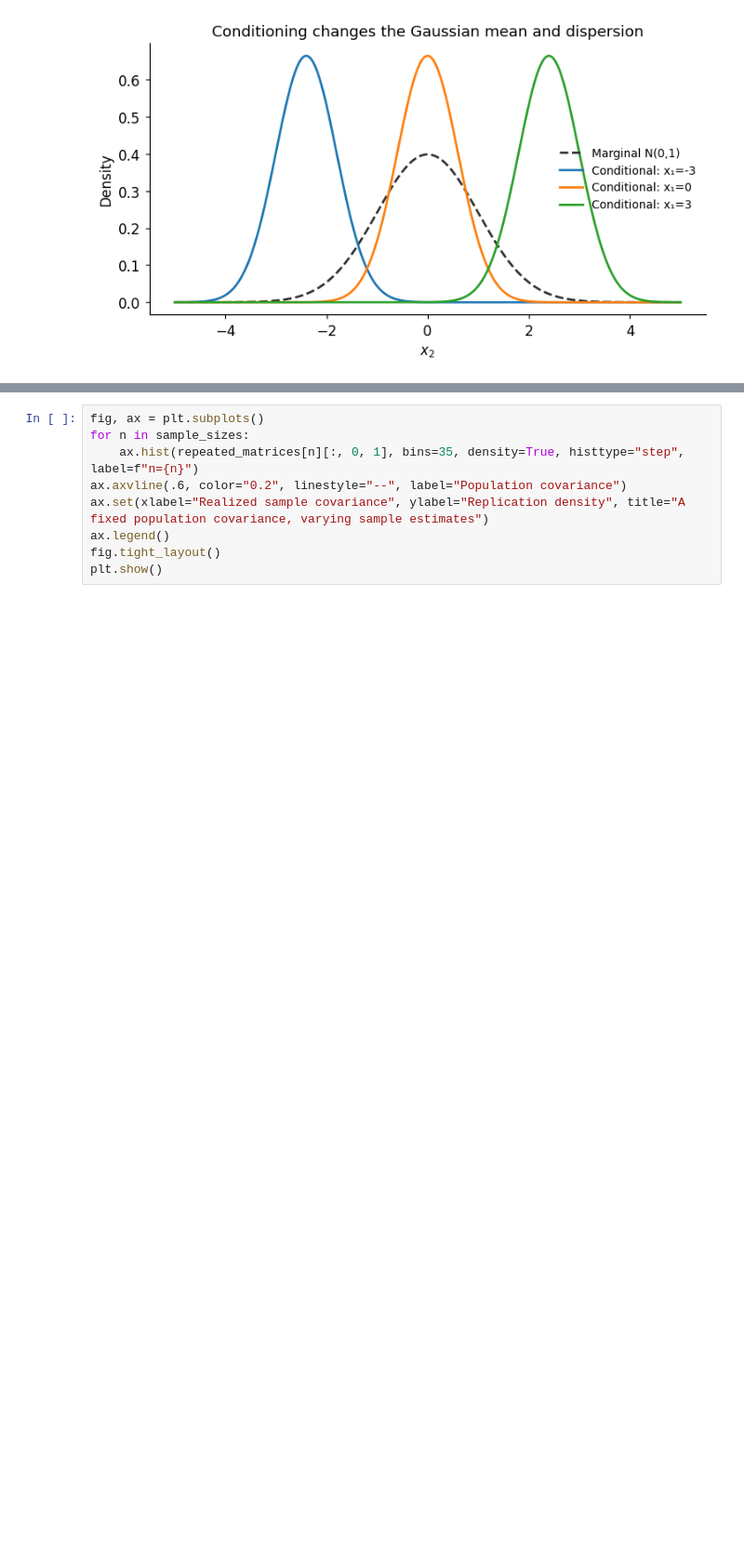
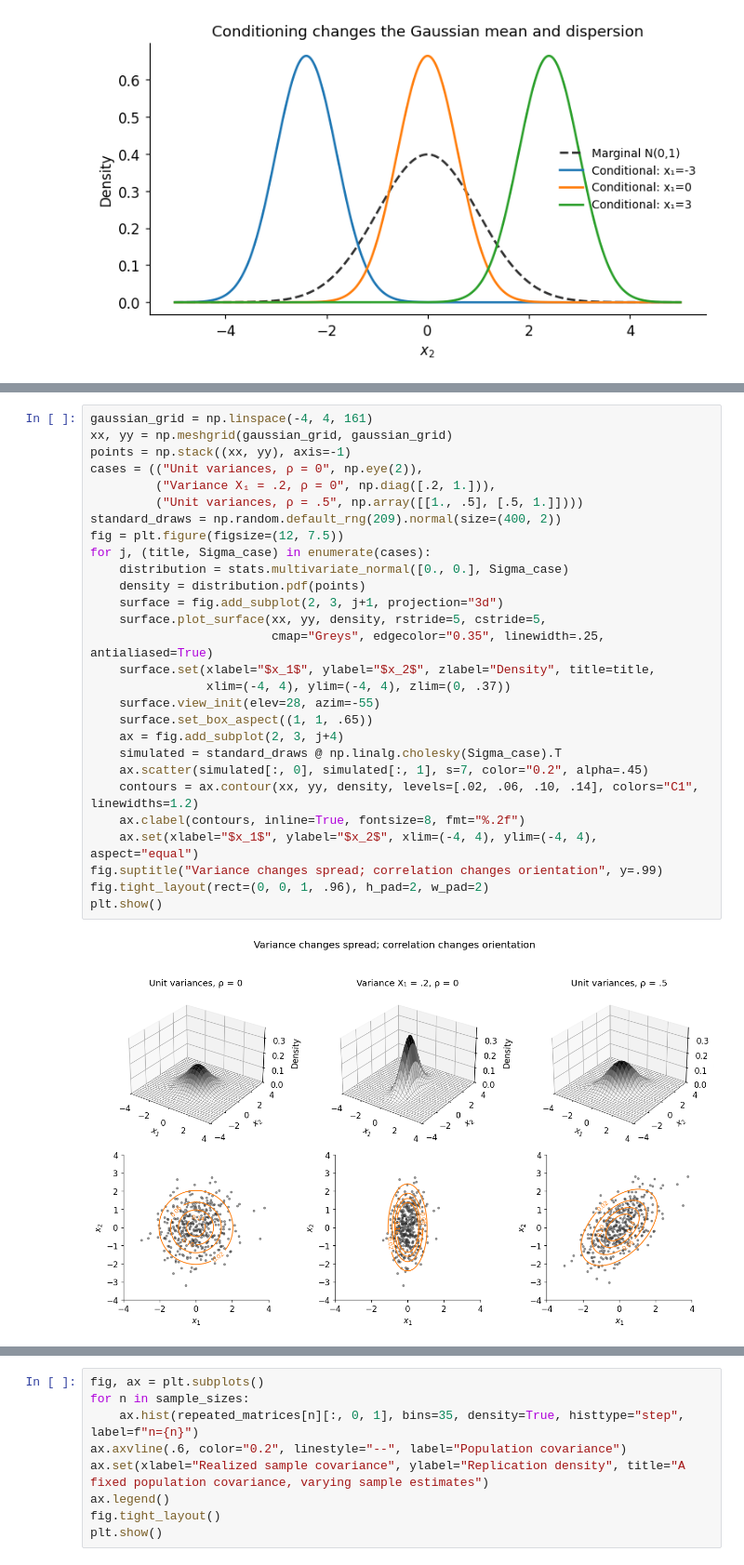
Before and after one commit to jacobkorsgaard/finance-statistical-methods-library, a Jupyter notebook: notebooks/02_multivariate_random_variables.ipynb, the cells around one changed output, grey strips where cells are left out. Shown at 93% size. Drawn from its saved outputs; the diff is of its cells as text; blank space fills up the shorter version.

```diff
--- a/notebooks/02_multivariate_random_variables.ipynb
+++ b/notebooks/02_multivariate_random_variables.ipynb
@@ -252,0 +157,30 @@ For illustration, I draw 1000 independent Gaussian samples at each $n=20,100,100
+# %%
+gaussian_grid = np.linspace(-4, 4, 161)
+xx, yy = np.meshgrid(gaussian_grid, gaussian_grid)
+points = np.stack((xx, yy), axis=-1)
+cases = (("Unit variances, ρ = 0", np.eye(2)),
+         ("Variance X₁ = .2, ρ = 0", np.diag([.2, 1.])),
+         ("Unit variances, ρ = .5", np.array([[1., .5], [.5, 1.]])))
+standard_draws = np.random.default_rng(209).normal(size=(400, 2))
+fig = plt.figure(figsize=(12, 7.5))
+for j, (title, Sigma_case) in enumerate(cases):
+    distribution = stats.multivariate_normal([0., 0.], Sigma_case)
+    density = distribution.pdf(points)
+    surface = fig.add_subplot(2, 3, j+1, projection="3d")
+    surface.plot_surface(xx, yy, density, rstride=5, cstride=5,
+                         cmap="Greys", edgecolor="0.35", linewidth=.25, antialiased=True)
+    surface.set(xlabel="$x_1$", ylabel="$x_2$", zlabel="Density", title=title,
+                xlim=(-4, 4), ylim=(-4, 4), zlim=(0, .37))
+    surface.view_init(elev=28, azim=-55)
+    surface.set_box_aspect((1, 1, .65))
+    ax = fig.add_subplot(2, 3, j+4)
+    simulated = standard_draws @ np.linalg.cholesky(Sigma_case).T
+    ax.scatter(simulated[:, 0], simulated[:, 1], s=7, color="0.2", alpha=.45)
+    contours = ax.contour(xx, yy, density, levels=[.02, .06, .10, .14], colors="C1", linewidths=1.2)
+    ax.clabel(contours, inline=True, fontsize=8, fmt="%.2f")
+    ax.set(xlabel="$x_1$", ylabel="$x_2$", xlim=(-4, 4), ylim=(-4, 4), aspect="equal")
+fig.suptitle("Variance changes spread; correlation changes orientation", y=.99)
+fig.tight_layout(rect=(0, 0, 1, .96), h_pad=2, w_pad=2)
+plt.show()
+# %% [output]
+[figure, added]
```
Also changed, not shown: parts of 43 cells of this notebook, 14 other files.
